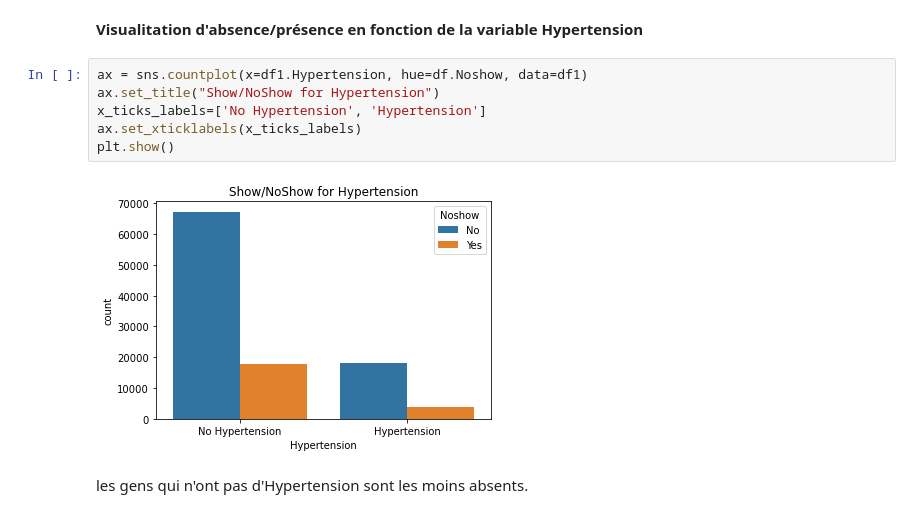
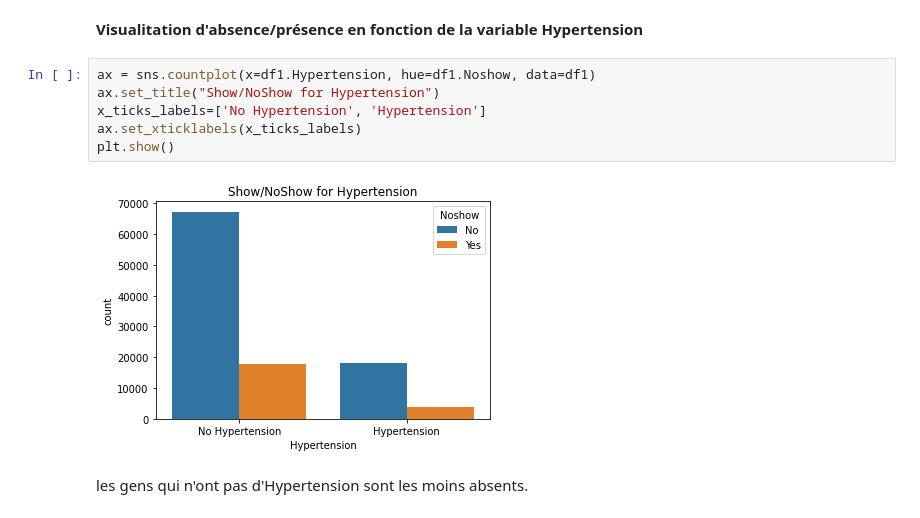
Before and after one commit to IsmailRamde/Projet_Machine_Learning, a Jupyter notebook: projet_ml.ipynb, the cells around one changed output. Saved outputs shown, nothing was run; the diff lists cells and outputs as text.

```diff
--- a/projet_ml.ipynb
+++ b/projet_ml.ipynb
@@ -294,13 +294,13 @@ les gens qui ne sont pas boursiers sont les moins absents.
 # %% [markdown]
 **Visualitation d'absence/présence en fonction de la variable Hypertension**
 # %%
-ax = sns.countplot(x=df1.Hypertension, hue=df.Noshow, data=df1)
+ax = sns.countplot(x=df1.Hypertension, hue=df1.Noshow, data=df1)
 ax.set_title("Show/NoShow for Hypertension")
 x_ticks_labels=['No Hypertension', 'Hypertension']
 ax.set_xticklabels(x_ticks_labels)
 plt.show()
 # %% [output]
-[figure, old version]
+[figure, new version]
 # %% [markdown]
 les gens qui n'ont pas d'Hypertension sont les moins absents.
 # %% [markdown]
```
Also changed, not shown: parts of 39 cells of this notebook.
